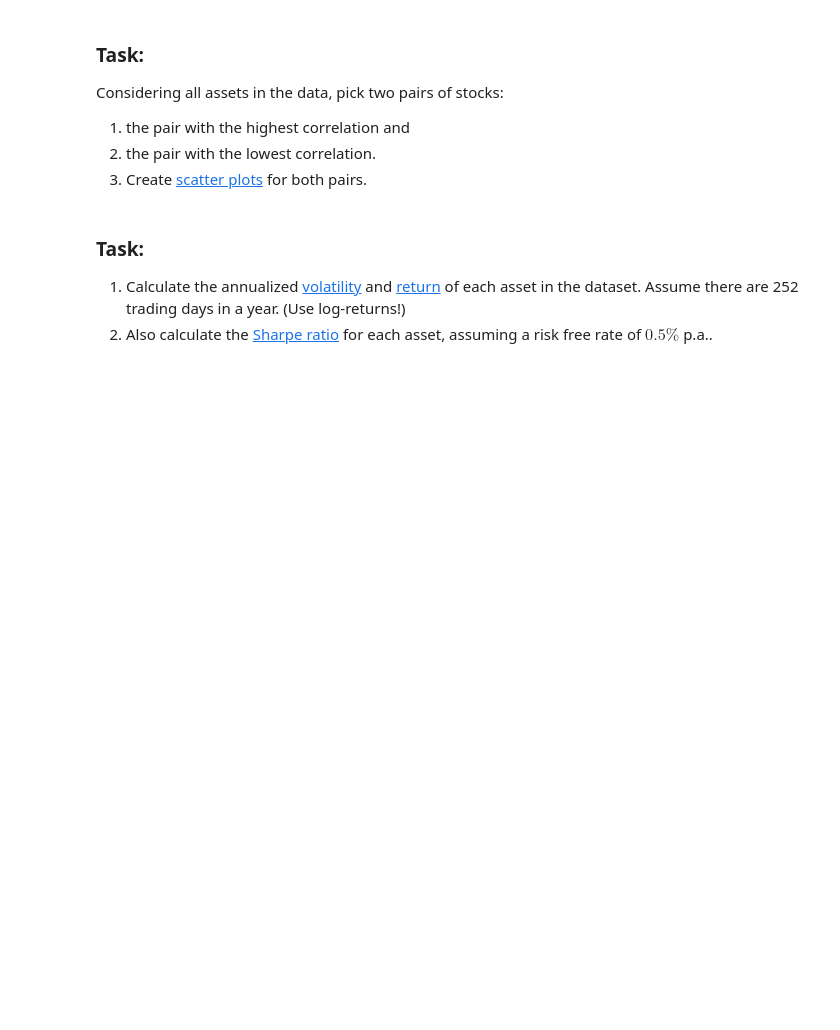
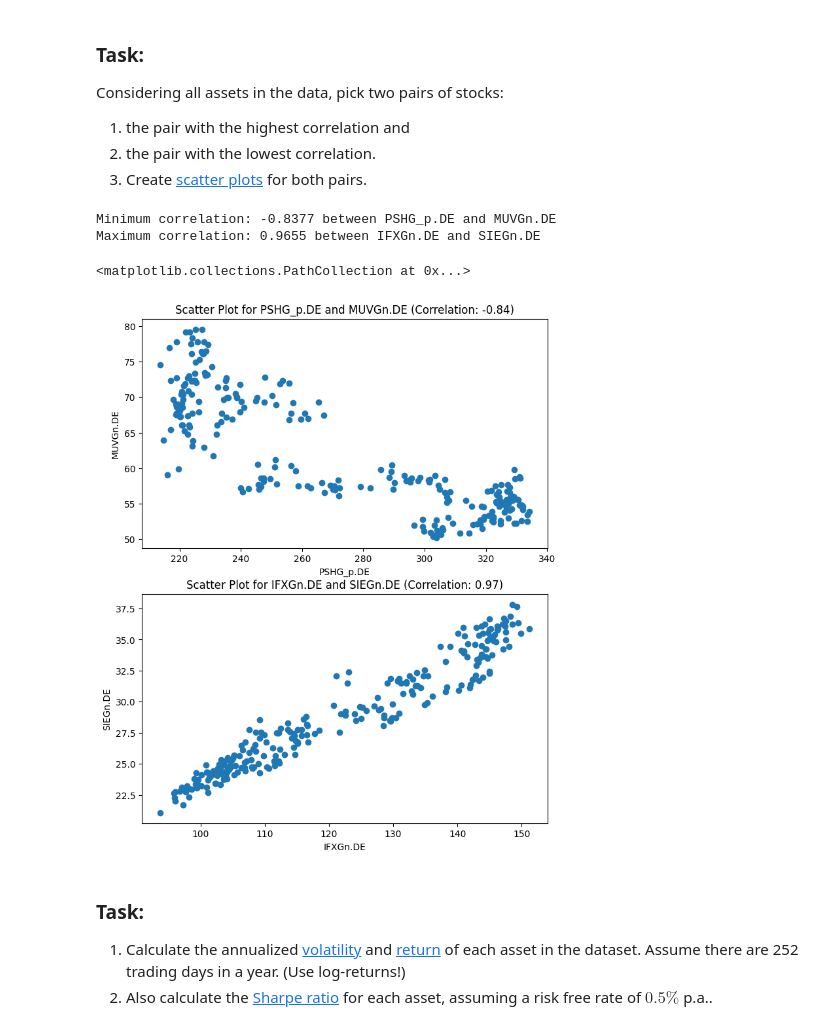
Before and after one commit to iwh-halle/fdap-2024-Big-Eric-Blip, a Jupyter notebook: homework/02_python.ipynb, the cells around one changed output. Cells and saved outputs as stored; diff of their text form; code cells hidden in the pictures; blank space fills up the shorter version.

Commit message:
Add correlation Task and more

```diff
--- a/homework/02_python.ipynb
+++ b/homework/02_python.ipynb
@@ -212,6 +212,45 @@ Considering all assets in the data, pick two pairs of stocks:
 1. the pair with the highest correlation and
 2. the pair with the lowest correlation.
 3. Create [scatter plots](https://en.wikipedia.org/wiki/Scatter_plot) for both pairs.
+# %%
+corr_matrix=pd.DataFrame(prices.corr())
+min=1
+min_pos=[]
+max=0
+max_pos=[]
+
+for i in range(len(corr_matrix)):
+    for j in range(i+1,len(corr_matrix)):
+        if corr_matrix.iloc[i,j]<=min:
+            min=corr_matrix.iloc[i,j]
+            min_pos=[i,j]
+        if corr_matrix.iloc[i,j]>=max:
+            max=corr_matrix.iloc[i,j]
+            max_pos=[i,j]
+
+
+print(f"Minimum correlation: {min:,.4f} between {corr_matrix.columns[min_pos[1]]} and {corr_matrix.columns[min_pos[0]]}")
+print(f"Maximum correlation: {max:,.4f} between {corr_matrix.columns[max_pos[1]]} and {corr_matrix.columns[max_pos[0]]}")
+
+plt.figure(figsize=(8, 10))
+
+plt.subplot(2,1,1)
+plt.title(f'Scatter Plot for {corr_matrix.columns[min_pos[1]]} and {corr_matrix.columns[min_pos[0]]} (Correlation: {min:.2f})')
+plt.xlabel(corr_matrix.columns[min_pos[1]])
+plt.ylabel(corr_matrix.columns[min_pos[0]])
+plt.scatter(prices[corr_matrix.columns[min_pos[0]]],prices[corr_matrix.columns[min_pos[1]]])
+
+
+plt.subplot(2,1,2)
+plt.title(f'Scatter Plot for {corr_matrix.columns[max_pos[1]]} and {corr_matrix.columns[max_pos[0]]} (Correlation: {max:.2f})')
+plt.xlabel(corr_matrix.columns[max_pos[1]])
+plt.ylabel(corr_matrix.columns[max_pos[0]])
+plt.scatter(prices[corr_matrix.columns[max_pos[0]]],prices[corr_matrix.columns[max_pos[1]]])
+# %% [output]
+Minimum correlation: -0.8377 between PSHG_p.DE and MUVGn.DE
+Maximum correlation: 0.9655 between IFXGn.DE and SIEGn.DE
+<matplotlib.collections.PathCollection at 0x...>
+[figure, added]
 # %% [markdown]
 ### Task:
 
```
